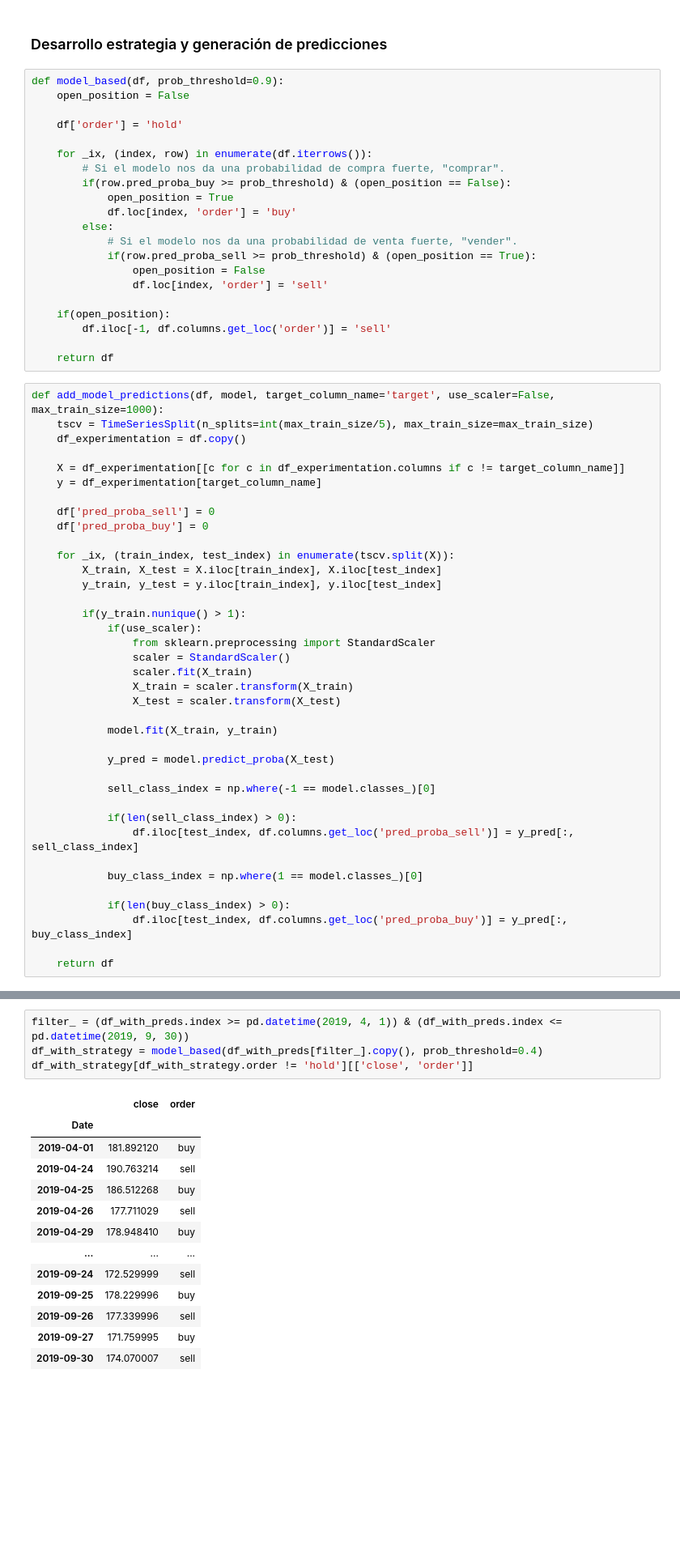
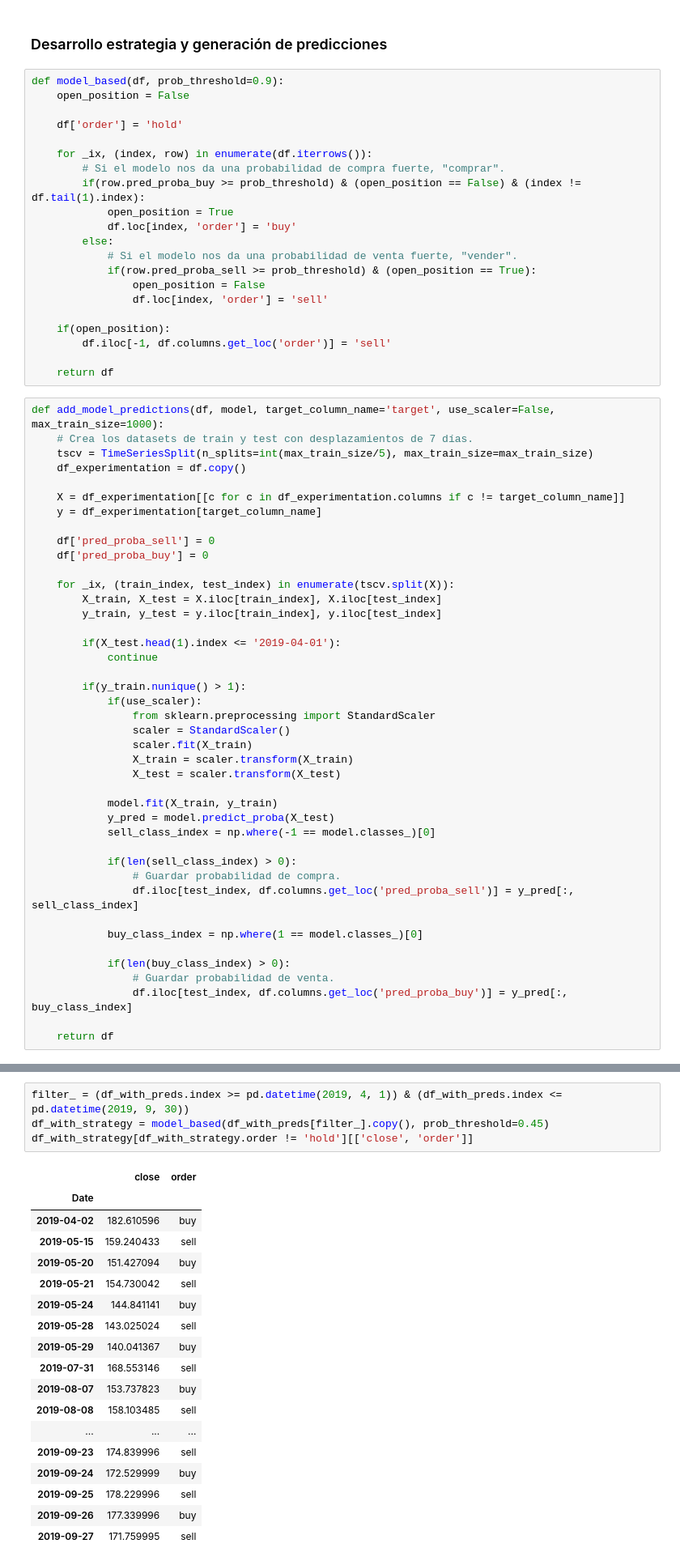
Before and after one commit to mfferrero/JOINS19_MLTA, a Jupyter notebook: Machine Learning technical Analysis with Python.ipynb, the cells around one changed output, grey strips where cells are left out. Shown at 81% size. Drawn from its saved outputs; the diff is of its cells as text; blank space fills up the shorter version.

```diff
--- a/Machine Learning technical Analysis with Python.ipynb
+++ b/Machine Learning technical Analysis with Python.ipynb
@@ -210,7 +209,7 @@ def model_based(df, prob_threshold=0.9):
 
     for _ix, (index, row) in enumerate(df.iterrows()):
         # Si el modelo nos da una probabilidad de compra fuerte, "comprar".
-        if(row.pred_proba_buy >= prob_threshold) & (open_position == False):
+        if(row.pred_proba_buy >= prob_threshold) & (open_position == False) & (index != df.tail(1).index):
             open_position = True
             df.loc[index, 'order'] = 'buy'
         else:
@@ -225,6 +224,7 @@ def model_based(df, prob_threshold=0.9):
     return df
 # %%
 def add_model_predictions(df, model, target_column_name='target', use_scaler=False, max_train_size=1000):
+    # Crea los datasets de train y test con desplazamientos de 7 días.
     tscv = TimeSeriesSplit(n_splits=int(max_train_size/5), max_train_size=max_train_size)
     df_experimentation = df.copy()
 
@@ -238,6 +238,9 @@ def add_model_predictions(df, model, target_column_name='target', use_scaler=Fal
         X_train, X_test = X.iloc[train_index], X.iloc[test_index]
         y_train, y_test = y.iloc[train_index], y.iloc[test_index]
 
+        if(X_test.head(1).index <= '2019-04-01'):
+            continue
+
         if(y_train.nunique() > 1):
             if(use_scaler):
                 from sklearn.preprocessing import StandardScaler
@@ -247,17 +250,17 @@ def add_model_predictions(df, model, target_column_name='target', use_scaler=Fal
                 X_test = scaler.transform(X_test)
 
             model.fit(X_train, y_train)
-
             y_pred = model.predict_proba(X_test)
-
             sell_class_index = np.where(-1 == model.classes_)[0]
 
             if(len(sell_class_index) > 0):
+                # Guardar probabilidad de compra.
                 df.iloc[test_index, df.columns.get_loc('pred_proba_sell')] = y_pred[:, sell_class_index]
 
             buy_class_index = np.where(1 == model.classes_)[0]
 
             if(len(buy_class_index) > 0):
+                # Guardar probabilidad de venta.
                 df.iloc[test_index, df.columns.get_loc('pred_proba_buy')] = y_pred[:, buy_class_index]
 
     return df
@@ -277,19 +280,24 @@ df_with_preds.tail(3)
 3 rows × 26 columns
 # %%
 filter_ = (df_with_preds.index >= pd.datetime(2019, 4, 1)) & (df_with_preds.index <= pd.datetime(2019, 9, 30))
-df_with_strategy = model_based(df_with_preds[filter_].copy(), prob_threshold=0.4)
+df_with_strategy = model_based(df_with_preds[filter_].copy(), prob_threshold=0.45)
 df_with_strategy[df_with_strategy.order != 'hold'][['close', 'order']]
 # %% [output]
 |  | close | order |
 | Date |  |  |
-| 2019-04-01 | 181.892120 | buy |
-| 2019-04-24 | 190.763214 | sell |
-| 2019-04-25 | 186.512268 | buy |
-| 2019-04-26 | 177.711029 | sell |
-| 2019-04-29 | 178.948410 | buy |
+| 2019-04-02 | 182.610596 | buy |
+| 2019-05-15 | 159.240433 | sell |
+| 2019-05-20 | 151.427094 | buy |
+| 2019-05-21 | 154.730042 | sell |
+| 2019-05-24 | 144.841141 | buy |
+| 2019-05-28 | 143.025024 | sell |
+| 2019-05-29 | 140.041367 | buy |
+| 2019-07-31 | 168.553146 | sell |
+| 2019-08-07 | 153.737823 | buy |
+| 2019-08-08 | 158.103485 | sell |
 | ... | ... | ... |
-| 2019-09-24 | 172.529999 | sell |
-| 2019-09-25 | 178.229996 | buy |
-| 2019-09-26 | 177.339996 | sell |
-| 2019-09-27 | 171.759995 | buy |
-| 2019-09-30 | 174.070007 | sell |
+| 2019-09-23 | 174.839996 | sell |
+| 2019-09-24 | 172.529999 | buy |
+| 2019-09-25 | 178.229996 | sell |
+| 2019-09-26 | 177.339996 | buy |
+| 2019-09-27 | 171.759995 | sell |
```
Also changed, not shown: parts of 11 cells of this notebook.
